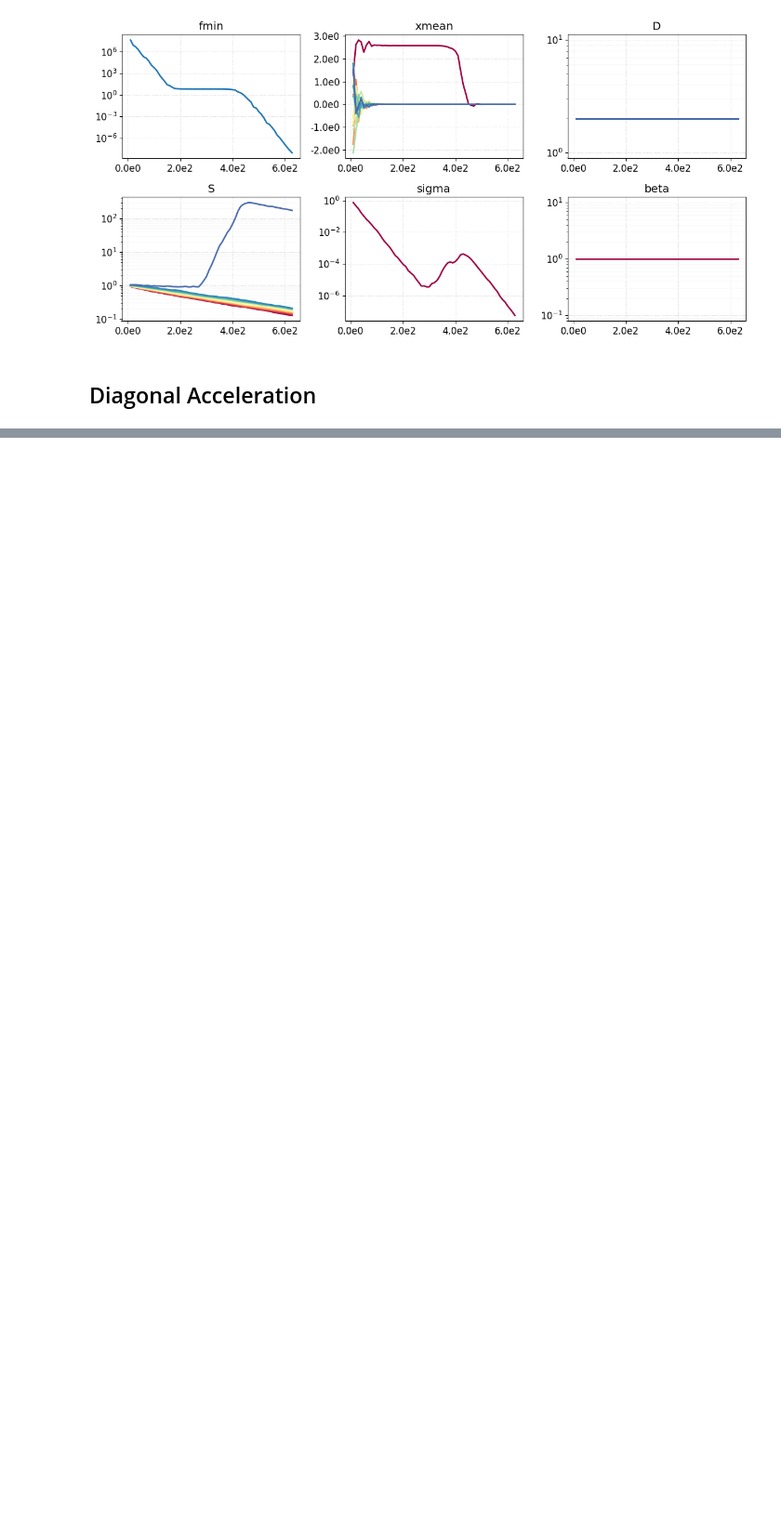
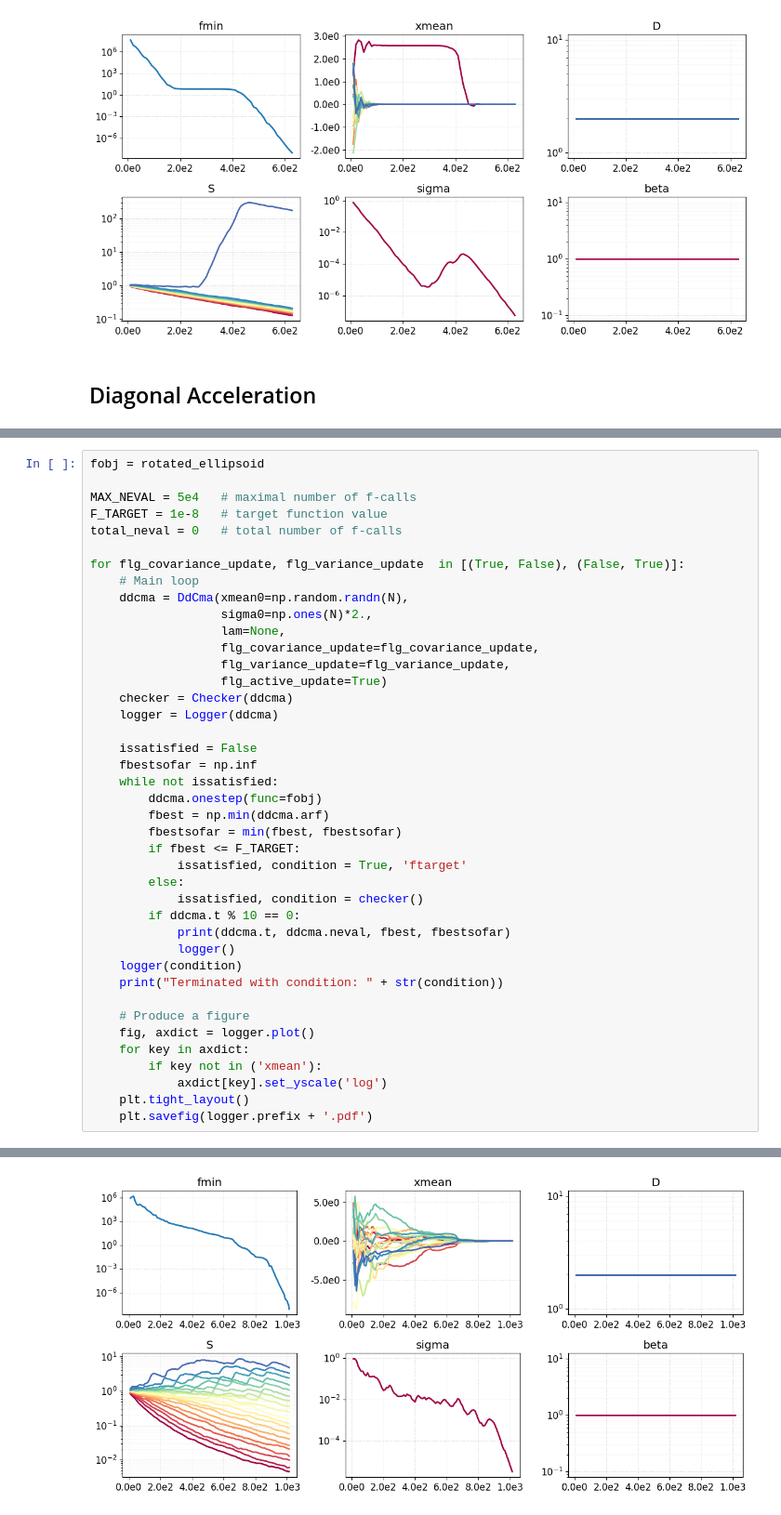
Before and after one commit to akimotolab/CMAES_Tutorial, a Jupyter notebook: 6_advanced_adaptation_mechanisms.ipynb, the cells around one changed output, grey strips where cells are left out. Shown at 93% size. Cells and saved outputs as stored; diff of their text form; blank space fills up the shorter version.

```diff
--- a/6_advanced_adaptation_mechanisms.ipynb
+++ b/6_advanced_adaptation_mechanisms.ipynb
@@ -1042,0 +1145,42 @@ Separable-CMA（$C = I$として＄D＄のみ更新する方法）とスタン
+# %%
+fobj = rotated_ellipsoid
+
+MAX_NEVAL = 5e4   # maximal number of f-calls
+F_TARGET = 1e-8   # target function value
+total_neval = 0   # total number of f-calls
+
+for flg_covariance_update, flg_variance_update  in [(True, False), (False, True)]:
+    # Main loop
+    ddcma = DdCma(xmean0=np.random.randn(N),
+                  sigma0=np.ones(N)*2.,
+                  lam=None,
+                  flg_covariance_update=flg_covariance_update,
+                  flg_variance_update=flg_variance_update,
+                  flg_active_update=True)
+    checker = Checker(ddcma)
+    logger = Logger(ddcma)
+
+    issatisfied = False
+    fbestsofar = np.inf
+    while not issatisfied:
+        ddcma.onestep(func=fobj)
+        fbest = np.min(ddcma.arf)
+        fbestsofar = min(fbest, fbestsofar)
+        if fbest <= F_TARGET:
+            issatisfied, condition = True, 'ftarget'
+        else:
+            issatisfied, condition = checker()
+        if ddcma.t % 10 == 0:
+            print(ddcma.t, ddcma.neval, fbest, fbestsofar)
+            logger()
+    logger(condition)
+    print("Terminated with condition: " + str(condition))
+
+    # Produce a figure
+    fig, axdict = logger.plot()
+    for key in axdict:
+        if key not in ('xmean'):
+            axdict[key].set_yscale('log')
+    plt.tight_layout()
+    plt.savefig(logger.prefix + '.pdf')
+# %% [output]
@@ -1042,0 +1204 @@ Separable-CMA（$C = I$として＄D＄のみ更新する方法）とスタン
+[figure, added]
```
Also changed, not shown: parts of 11 cells of this notebook.
